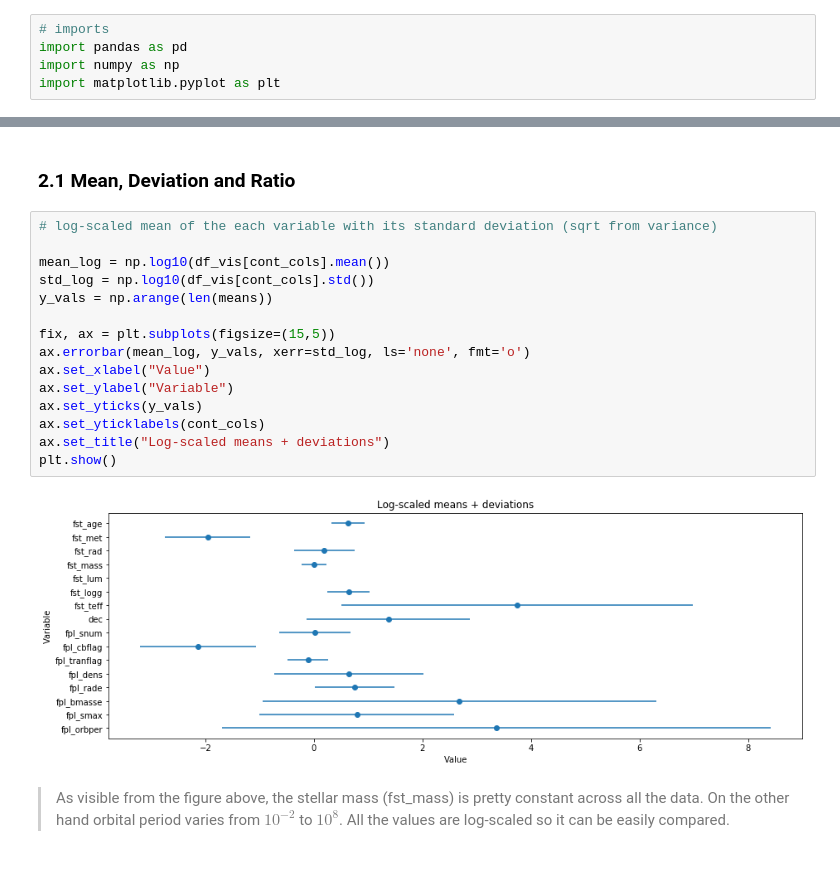
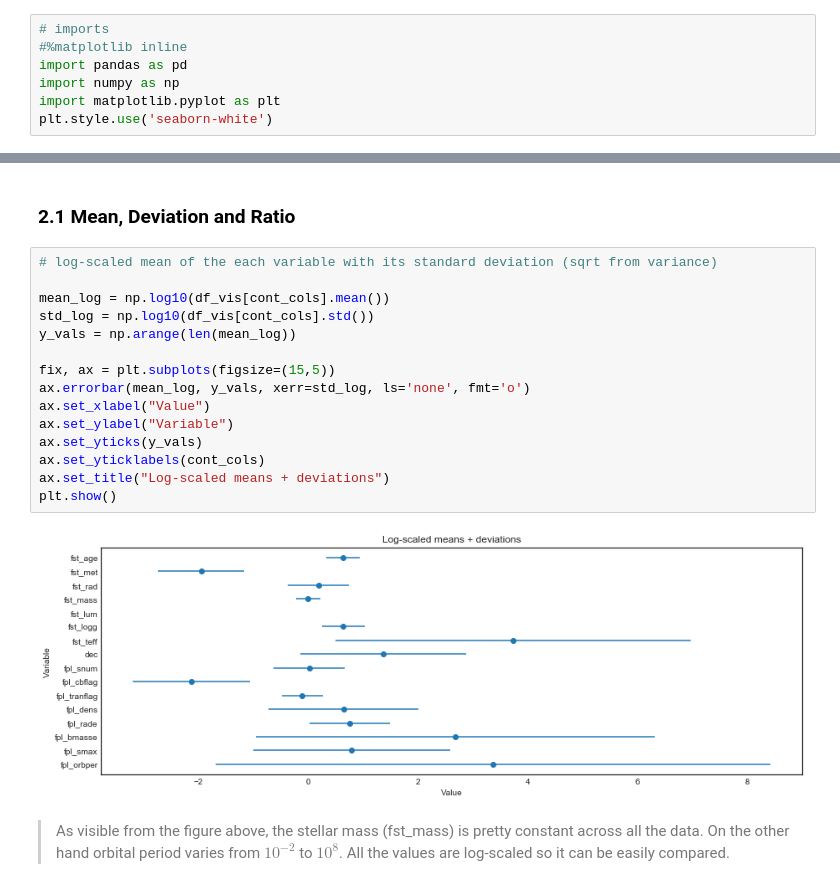
Before and after one commit to Tchoum-NG/data_science_project_2019, a Jupyter notebook: preprocessing/preprocessing.ipynb, the cells around one changed output, grey strips where cells are left out. Drawn from its saved outputs; the diff is of its cells as text.

```diff
--- a/preprocessing/preprocessing.ipynb
+++ b/preprocessing/preprocessing.ipynb
@@ -10,9 +10,11 @@ Data discovering, preprocessing, computing simillarity and clustering.
 > Some data has been already removed in the very first processing (e.g. links, duplicated values, irrelevant data). Original dataset: `data/data_original.csv`
 # %%
 # imports
+#%matplotlib inline
 import pandas as pd
 import numpy as np
 import matplotlib.pyplot as plt
+plt.style.use('seaborn-white')
 # %%
 # loading data
 df_origin = pd.read_csv("../data/data_preprocess.csv", index_col="rowid")
@@ -179,20 +180,20 @@ df_vis = df_modified.copy()
 # %%
 # log-scaled mean of the each variable with its standard deviation (sqrt from variance)
 
 mean_log = np.log10(df_vis[cont_cols].mean())
 std_log = np.log10(df_vis[cont_cols].std())
-y_vals = np.arange(len(means))
+y_vals = np.arange(len(mean_log))
 
 fix, ax = plt.subplots(figsize=(15,5))
 ax.errorbar(mean_log, y_vals, xerr=std_log, ls='none', fmt='o')
 ax.set_xlabel("Value")
 ax.set_ylabel("Variable")
 ax.set_yticks(y_vals)
 ax.set_yticklabels(cont_cols)
 ax.set_title("Log-scaled means + deviations")
 plt.show()
 # %% [output]
-[figure, old version]
+[figure, new version]
 # %% [markdown]
 > As visible from the figure above, the stellar mass (fst_mass) is pretty constant across all the data. On the other hand orbital period varies from $ 10^{-2} $ to $ 10^8 $. All the values are log-scaled so it can be easily compared.
 # %%
```
Also changed, not shown: parts of 4 cells of this notebook.
